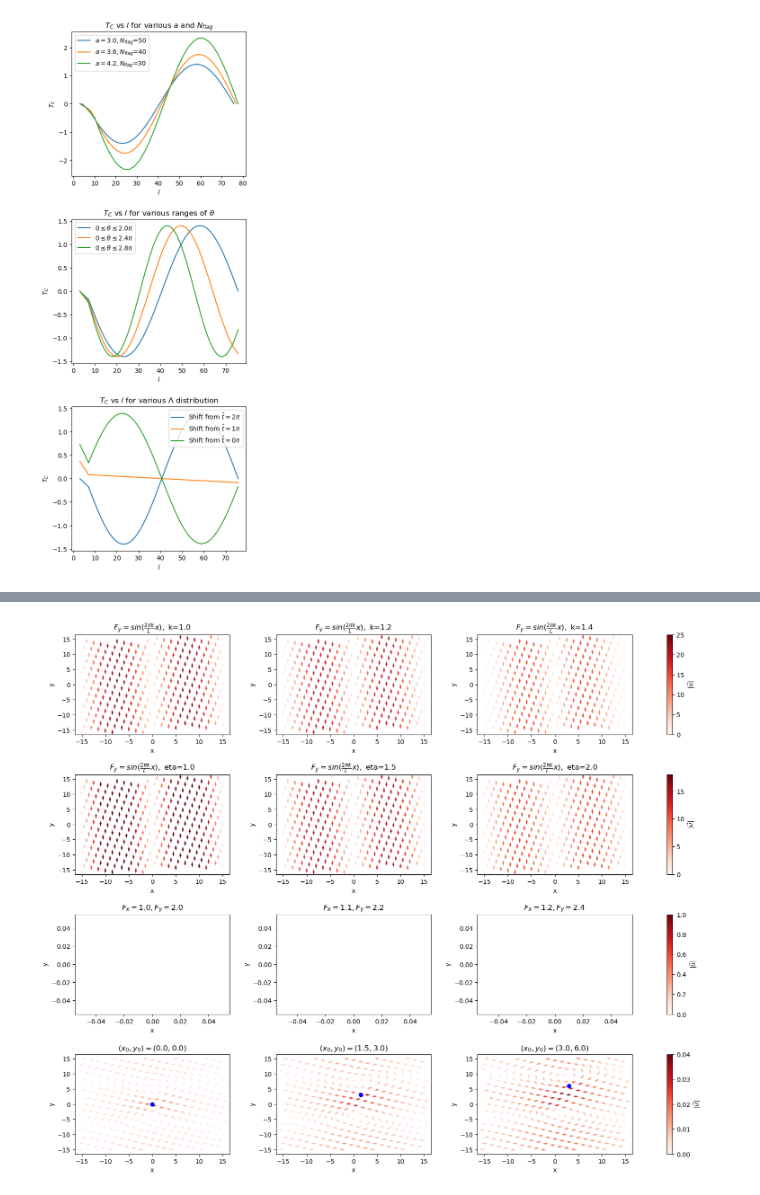
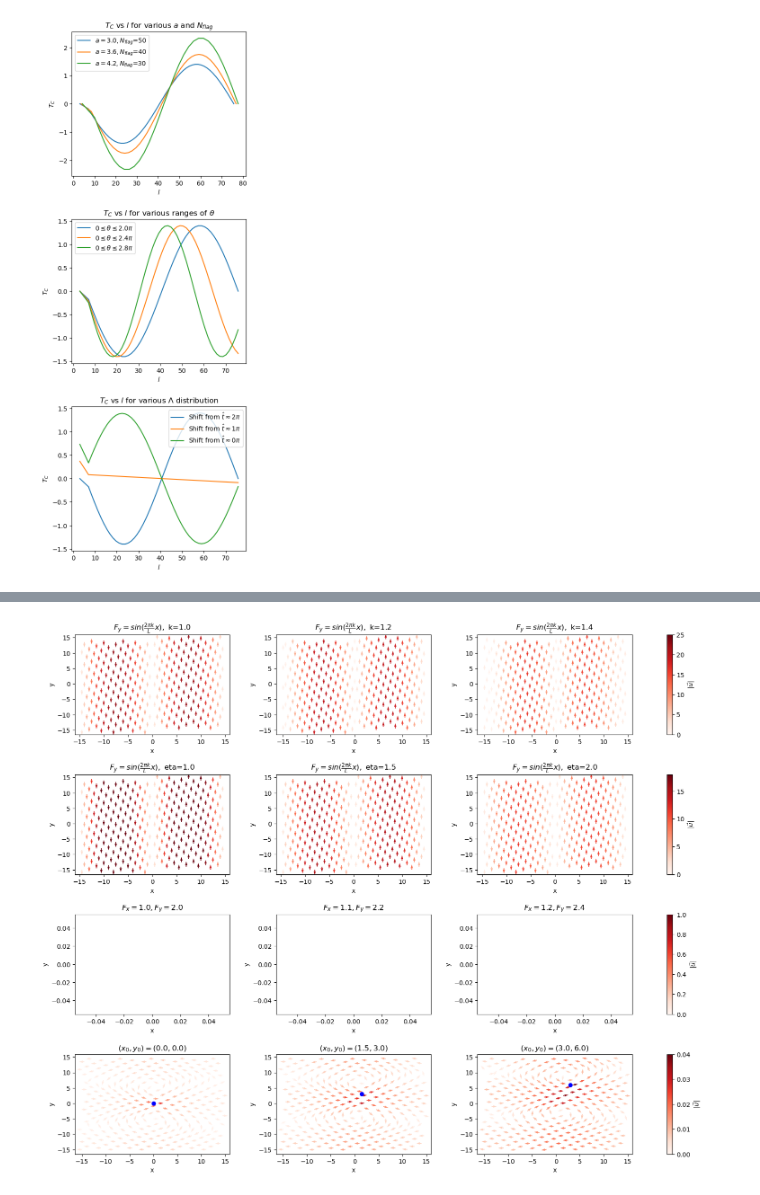
Before and after one commit to lyuanz/sperm_test, a Jupyter notebook: testing.ipynb, the cells around one changed output, grey strips where cells are left out. Cells and saved outputs as stored; diff of their text form; code cells hidden in the pictures.

```diff
--- a/testing.ipynb
+++ b/testing.ipynb
@@ -557,10 +557,10 @@ def fcm_spread(F_B, Lambda, T_E, T_C, sperm_coordinates, L_x, L_y, N_x, N_y, sig
     F_total[0::2] = Lambda # edges
     F_total[1::2] = F_B # midpoints
     T_total = T_E + T_C
-    dx = L_x/(N_x-1)
-    dy = L_y/(N_y-1)
+    dx = L_x/N_x
+    dy = L_y/N_y
     idxD = np.round((sperm_coordinates[:,0]+L_x/2)/dx).astype(int)
-    idyD = np.round((sperm_coordinates[:,1]+L_y/2)//dy).astype(int)
+    idyD = np.round((sperm_coordinates[:,1]+L_y/2)/dy).astype(int)
     np.add.at(F_complex.real, (idxD,idyD), F_total[:,0])
     np.add.at(F_complex.imag, (idxD,idyD), F_total[:,1])
     kD = int(6 * sigma_Delta / dx)  # cover 3*sigma
@@ -959,13 +942,13 @@ mag_threshold = 1e-7
 # Sinusoidal force with varying k_x, constant eta
 eta = 1
 L_x = L_y = 30
-x = np.linspace(-L_x/2, L_x/2, 61)
-y = np.linspace(-L_y/2, L_y/2, 61)
+x = np.linspace(-L_x/2, L_x/2, 60, endpoint=False)
+y = np.linspace(-L_y/2, L_y/2, 60, endpoint=False)
 grid_x, grid_y = np.meshgrid(x, y, indexing='ij')
-f = np.zeros((61, 61, 2))
+f = np.zeros((60, 60, 2))
 for i in range(3):
     f[..., 1] = np.sin(2*np.pi*(1+0.2*i)*grid_x/L_x)
-    u_x, u_y = solve_stokes(f, L_x, L_y, eta)
+    u_x, u_y = solve_stokes(cp.asarray(f), L_x, L_y, eta)
     mag = np.sqrt(u_x**2+u_y**2)
     mask = mag > mag_threshold
     u_hat_x = u_x[mask] / mag[mask]
@@ -986,14 +969,14 @@ plt.colorbar(Q, ax=ax[0, :], label=r'$|\vec{u}|$')
 
 # Sinusoidal force with constant k_x, varying eta
 L_x = L_y = 30
-x = np.linspace(-L_x/2, L_x/2, 61)
-y = np.linspace(-L_y/2, L_y/2, 61)
+x = np.linspace(-L_x/2, L_x/2, 60, endpoint=False)
+y = np.linspace(-L_y/2, L_y/2, 60, endpoint=False)
 grid_x, grid_y = np.meshgrid(x, y, indexing='ij')
-f = np.zeros((61, 61, 2))
+f = np.zeros((60, 60, 2))
 f[..., 1] = np.sin(2*np.pi*(1)*grid_x/L_x)
 for i in range(3):
     eta = 1 + 0.5*i
-    u_x, u_y = solve_stokes(f, L_x, L_y, eta)
+    u_x, u_y = solve_stokes(cp.asarray(f), L_x, L_y, eta)
     mag = np.sqrt(u_x**2+u_y**2)
     mask = mag > mag_threshold
     u_hat_x = u_x[mask] / mag[mask]
@@ -1014,16 +997,16 @@ plt.colorbar(Q, ax=ax[1, :], label=r'$|\vec{u}|$')
 
 # Constant force of increasing magnitude
 L_x = L_y = 30
-x = np.linspace(-L_x/2, L_x/2, 61)
-y = np.linspace(-L_y/2, L_y/2, 61)
+x = np.linspace(-L_x/2, L_x/2, 60, endpoint=False)
+y = np.linspace(-L_y/2, L_y/2, 60, endpoint=False)
 grid_x, grid_y = np.meshgrid(x, y, indexing='ij')
-f = np.zeros((61, 61, 2))
+f = np.zeros((60, 60, 2))
 for i in range(3):
     fx = 1+0.1*i
     fy = 2+0.2*i
     f[..., 0] = fx
     f[..., 1] = fy
-    u_x, u_y = solve_stokes(f, L_x, L_y, eta)
+    u_x, u_y = solve_stokes(cp.asarray(f), L_x, L_y, eta)
     mag = np.sqrt(u_x**2+u_y**2)
     mask = mag > mag_threshold
     u_hat_x = u_x[mask] / mag[mask]
@@ -1043,38 +1026,38 @@ for i in range(3):
 plt.colorbar(Q, ax=ax[2, :], label=r'$|\vec{u}|$')
 
 # Point force at different source points
 L_x = L_y = 30
-x = np.linspace(-L_x/2, L_x/2, 61)
-y = np.linspace(-L_y/2, L_y/2, 61)
+x = np.linspace(-L_x/2, L_x/2, 60, endpoint=False)
+y = np.linspace(-L_y/2, L_y/2, 60, endpoint=False)
 grid_x, grid_y = np.meshgrid(x, y, indexing='ij')
-f = np.zeros((61, 61, 2))
+f = np.zeros((60, 60, 2))
 for i in range(3):
     x_pos = 30+3*i
     y_pos = 30+6*i
     f[x_pos, y_pos, 0] = 1
-    u_x, u_y = solve_stokes(f, L_x, L_y, eta)
+    u_x, u_y = solve_stokes(cp.asarray(f), L_x, L_y, eta)
     mag = np.sqrt(u_x**2+u_y**2)
     mask = mag > mag_threshold
     u_hat_x = u_x[mask] / mag[mask]
     u_hat_y = u_y[mask] / mag[mask]
     Q = ax[3, i].quiver(
     grid_x[mask][::quiver_step], grid_y[mask][::quiver_step],        # origins
     u_hat_x[::quiver_step], u_hat_y[::quiver_step],    # arrow components
     mag[mask][::quiver_step],
     angles='xy',           # interpret u,v in data coords
     cmap='Reds',
     width=0.005,
     clim=(0, 0.04),
     )
     ax[3, i].set_title(f"$(x_0, y_0) = ({x[x_pos]}, {y[y_pos]})$")
     ax[3, i].set_xlabel('x')
     ax[3, i].set_ylabel('y')
     ax[3, i].plot(x[x_pos], y[y_pos], 'bo')
 plt.colorbar(Q, ax=ax[3, :], label=r'$|\vec{u}|$')
 
 plt.show()
 # %% [output]
-[figure, old version]
+[figure, new version]
 # %%
 def segment_velocities(
     u_x, u_y, L_x, L_y, segment_positions, a, b, sigma_D, sigma_T
```
Also changed, not shown: parts of 6 cells of this notebook.
